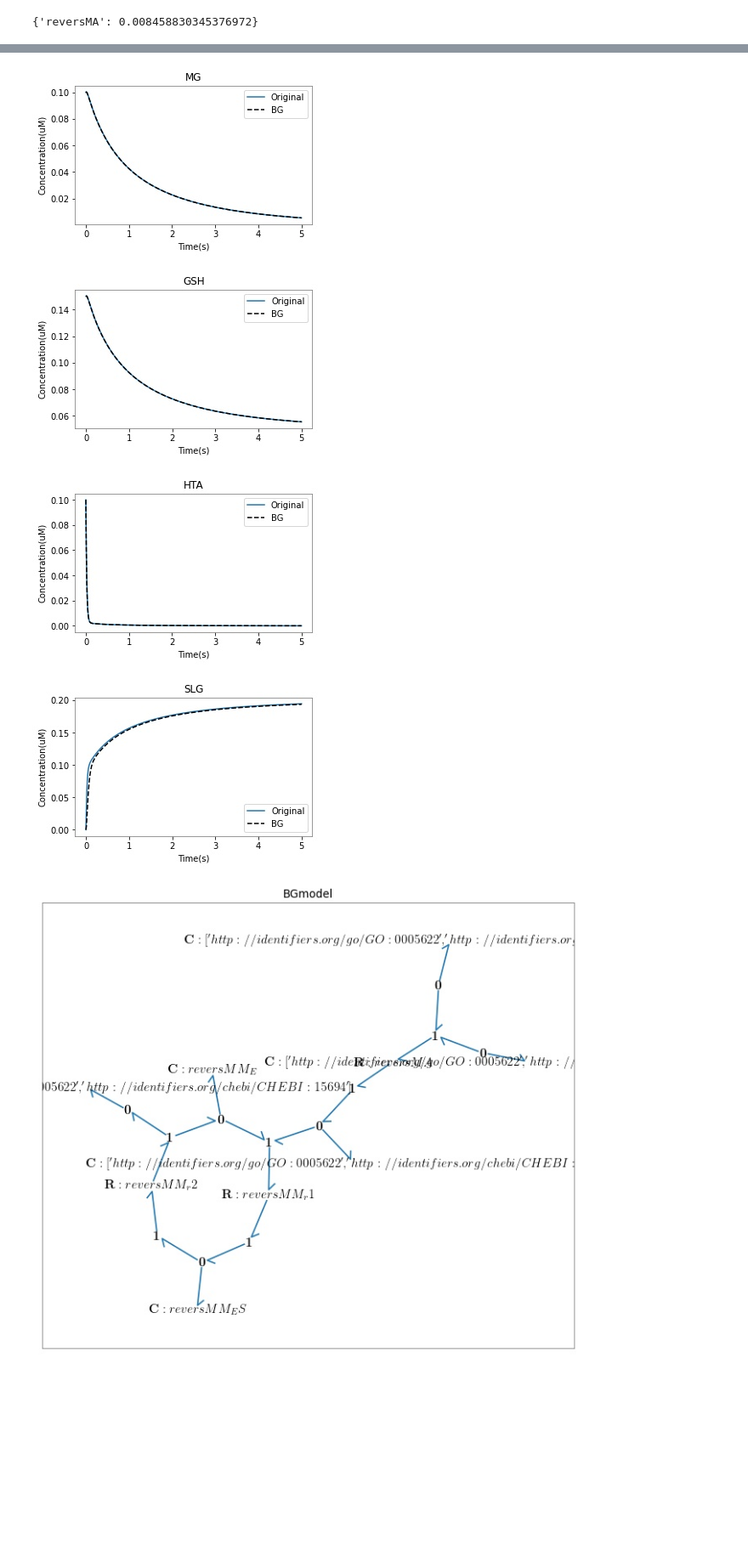
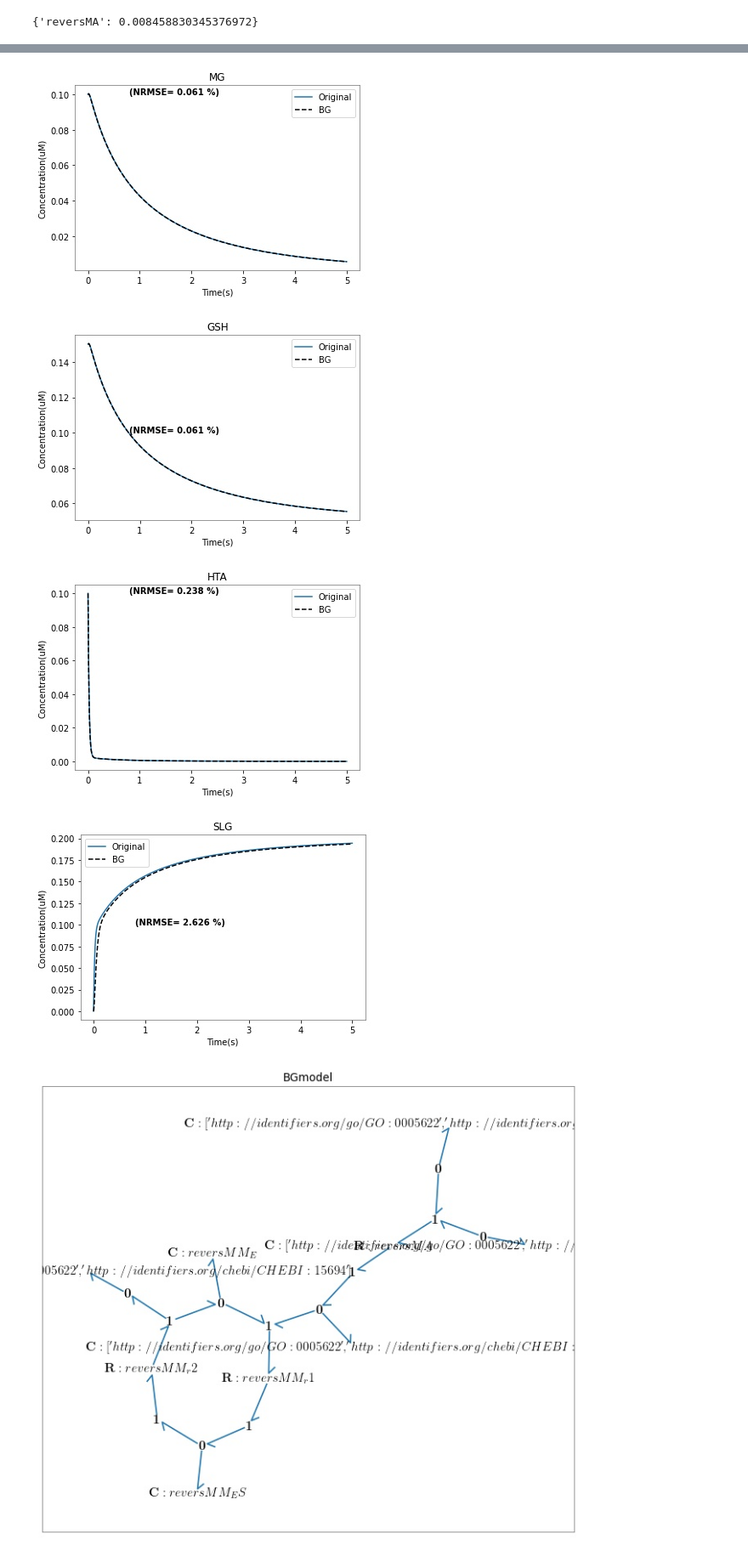
Before and after one commit to Niloofar-Sh/SBMLtoBGs, a Jupyter notebook: reversibleMA_reversibleMM_irreversibleMA_irreversibleMM/reversMAMM.ipynb, the cells around one changed output, grey strips where cells are left out. Shown: that part at 85% size. Cells and saved outputs as stored; diff of their text form; code cells hidden in the pictures; blank space fills up the shorter version.

Commit message:
NRMSE added

```diff
--- a/reversibleMA_reversibleMM_irreversibleMA_irreversibleMM/reversMAMM.ipynb
+++ b/reversibleMA_reversibleMM_irreversibleMA_irreversibleMM/reversMAMM.ipynb
@@ -47,8 +47,8 @@ The tests rely on tellurium to construct the models
 Since tellurium is not installed the tests can't be run
 If you want to run the tests, pip install tellurium first
 # %%
-simulations = ['solutions_reversibleMM_MA.csv']
-locations=['reversibleMAMM.xml']
+simulations = ['/Users/nsha457/Documents/Jupyter_files/SBML_AnnotMerge/reversibleMA_reversibleMM_irreversibleMA_irreversibleMM/solutions_reversibleMM_MA.csv']
+locations=['/Users/nsha457/Documents/Jupyter_files/SBML_AnnotMerge/reversibleMA_reversibleMM_irreversibleMA_irreversibleMM/reversibleMAMM.xml']
 # %%
 def watchdog(idAndAnnotations):
 
@@ -1107,4 +1107,14 @@ for stateVar in BGmodel.state_vars:
         x_0[stateVar] =  1
 # %%
 t_span = [0,5]
-t, x = bgt.simulate(BGmodel, timespan=t_span, control_vars={}, x0=x_0, dt=0.01)
+t, x = bgt.simulate(BGmodel, timespan=t_span, control_vars={}, x0=x_0, dt=0.005)
+# %%
+# Computing NRMSE
+
+NRMSE={}
+for stateVar,i in zip(BGmodel.state_vars,range(len(BGmodel.state_vars))):
+    for ids in idAndAnnotations:
+        if str(BGmodel.state_vars[stateVar][0].name) == str(idAndAnnotations[ids]):
+            RMSE=np.sqrt(sum([(a-b)**2 for a,b in zip(x[:,i],unifiedSolution[ids])])/len(x[:,i]))
+            RMSE_percent=RMSE/(max(unifiedSolution[ids])-min(unifiedSolution[ids]))*100
+            NRMSE[ids]=RMSE_percent
@@ -1111,29 +1128,30 @@ t, x = bgt.simulate(BGmodel, timespan=t_span, control_vars={}, x0=x_0, dt=0.01)
 # %%
 %config InlineBackend.figure_format = 'jpg'
-rcParams['figure.figsize'] = 5, 3
+rcParams['figure.figsize'] = 6, 4
 plt.rcParams['axes.facecolor'] = 'white'
 plt.rc('axes',edgecolor='grey')
 
 font = font_manager.FontProperties(family='Times New Roman',
                                    weight='bold',
                                    style='normal', size=12)
 plt.close('all')
 for stateVar,i in zip(BGmodel.state_vars,range(len(BGmodel.state_vars))):
     for ids in idAndAnnotations:
         if str(BGmodel.state_vars[stateVar][0].name) == str(idAndAnnotations[ids]):
 
             plt.figure()
             plt.title(ids)
             plt.plot(unifiedSolution['Time'],unifiedSolution[ids],label='Original')
             plt.plot(t,x[:,i],'k--',label='BG')
             plt.legend(loc='best')
             plt.ylabel('Concentration(uM)')
             plt.xlabel('Time(s)')
+            plt.text(0.8,0.10, "(NRMSE= {:.3f} %)".format(NRMSE[ids]), fontsize='10',fontweight='bold')
 # %% [output]
-[figure, old version]
+[figure, new version]
-[figure, old version]
+[figure, new version]
-[figure, old version]
+[figure, new version]
-[figure, old version]
+[figure, new version]
 # %%
 bgt.draw(BGmodel)
 # %% [output]
```
Also changed, not shown: parts of 4 cells of this notebook, 1 other file.
